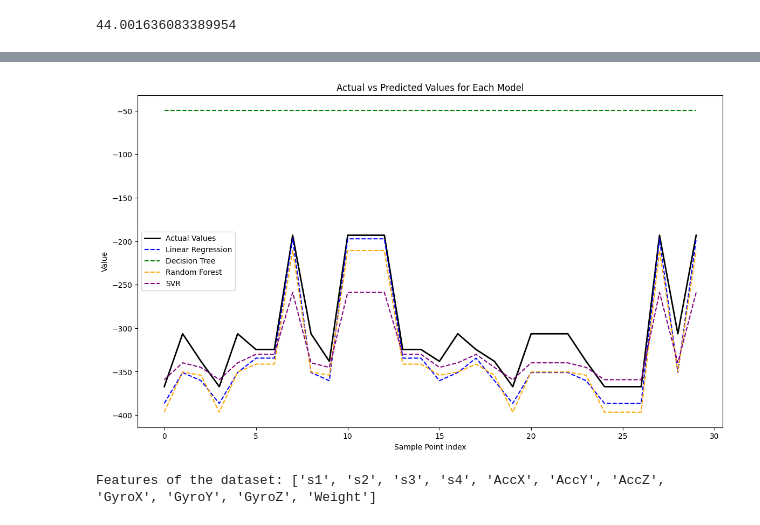
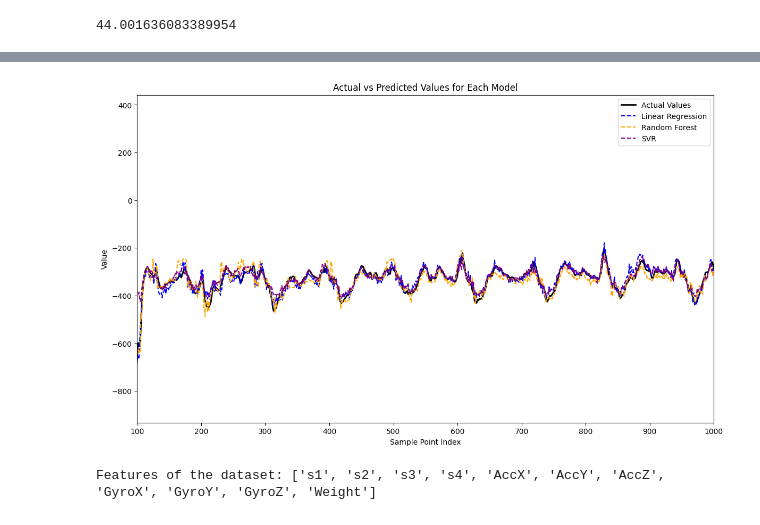
Before and after one commit to Dhruv242003/GRF_Shoe, a Jupyter notebook: JupyterNotebook_Codes/Regression.ipynb, the cells around one changed output, grey strips where cells are left out. Drawn from its saved outputs; the diff is of its cells as text; code cells hidden in the pictures.

```diff
--- a/JupyterNotebook_Codes/Regression.ipynb
+++ b/JupyterNotebook_Codes/Regression.ipynb
@@ -335,0 +408,5 @@ SVR RMSE: 33.405510664028924  | Accuracy: 68.77173126825102 %
+# %%
+exp1 = exp1[exp1['s'] != 0]
+
+# Display the first few rows of the filtered dataset
+exp1.head()
@@ -335,0 +421,3 @@ SVR RMSE: 33.405510664028924  | Accuracy: 68.77173126825102 %
+# %%
+exp1_labels = exp1["Fz"]
+exp1.drop("Fz", axis=1)
@@ -335,0 +438,3 @@ SVR RMSE: 33.405510664028924  | Accuracy: 68.77173126825102 %
+# %%
+exp1= exp1.drop(["s", "currTime","SubFrame", "Frame","Fx","Fy","Fz","Mx","My","Mz","Cx","Cy","Cz"], axis=1)
+exp1.head()
@@ -336,33 +448,28 @@ SVR RMSE: 33.405510664028924  | Accuracy: 68.77173126825102 %
+# %%
+exp1_scaled = num_pipeline.fit_transform(exp1)
 # %%
 import matplotlib.pyplot as plt
 
-# Assuming `y_test` are the actual labels and predictions are saved for each model
-num_points = 30  # If you want to sample 10 points even if you have fewer data points
-sample_indices = np.random.choice(len(some_labels), size=num_points, replace=True)
-
-
-# Sampled actual values and predictions for each model
-y_sample_actual = some_labels.iloc[sample_indices]
-lin_pred_sample = lin_reg.predict(some_data_prepared[sample_indices])
-tree_pred_sample = tree_reg.predict(some_data_prepared[sample_indices])
-forest_pred_sample = forest_reg.predict(some_data_prepared[sample_indices])
-svr_pred_sample = svr_model.predict(some_data_prepared[sample_indices])
+# Assuming `y_test` are the actual labels and predictions are saved for each mode
+lin_pred_sample = lin_reg.predict(exp1_scaled)
+tree_pred_sample = tree_reg.predict(exp1_scaled)
+forest_pred_sample = forest_reg.predict(exp1_scaled)
+svr_pred_sample = svr_model.predict(exp1_scaled)
 
 # Plot actual vs predicted values as continuous lines
 plt.figure(figsize=(14, 8))
-plt.plot(y_sample_actual.values, label="Actual Values", color='black', linewidth=2)
+plt.plot(exp1_labels, label="Actual Values", color='black', linewidth=2)
 plt.plot(lin_pred_sample, label="Linear Regression", color='blue', linestyle='--', linewidth=1.5)
-plt.plot(tree_pred_sample, label="Decision Tree", color='green', linestyle='--', linewidth=1.5)
 plt.plot(forest_pred_sample, label="Random Forest", color='orange', linestyle='--', linewidth=1.5)
 plt.plot(svr_pred_sample, label="SVR", color='purple', linestyle='--', linewidth=1.5)
-
+plt.xlim(100, 1000)
 plt.xlabel("Sample Point Index")
 plt.ylabel("Value")
 plt.title("Actual vs Predicted Values for Each Model")
 plt.legend()
 plt.show()
 # %% [output]
-[figure, old version]
+[figure, new version]
 # %%
 print("Features of the dataset:", train_set.columns.tolist())
 # %% [output]
```
Also changed, not shown: parts of 10 cells of this notebook, 24 other files.
